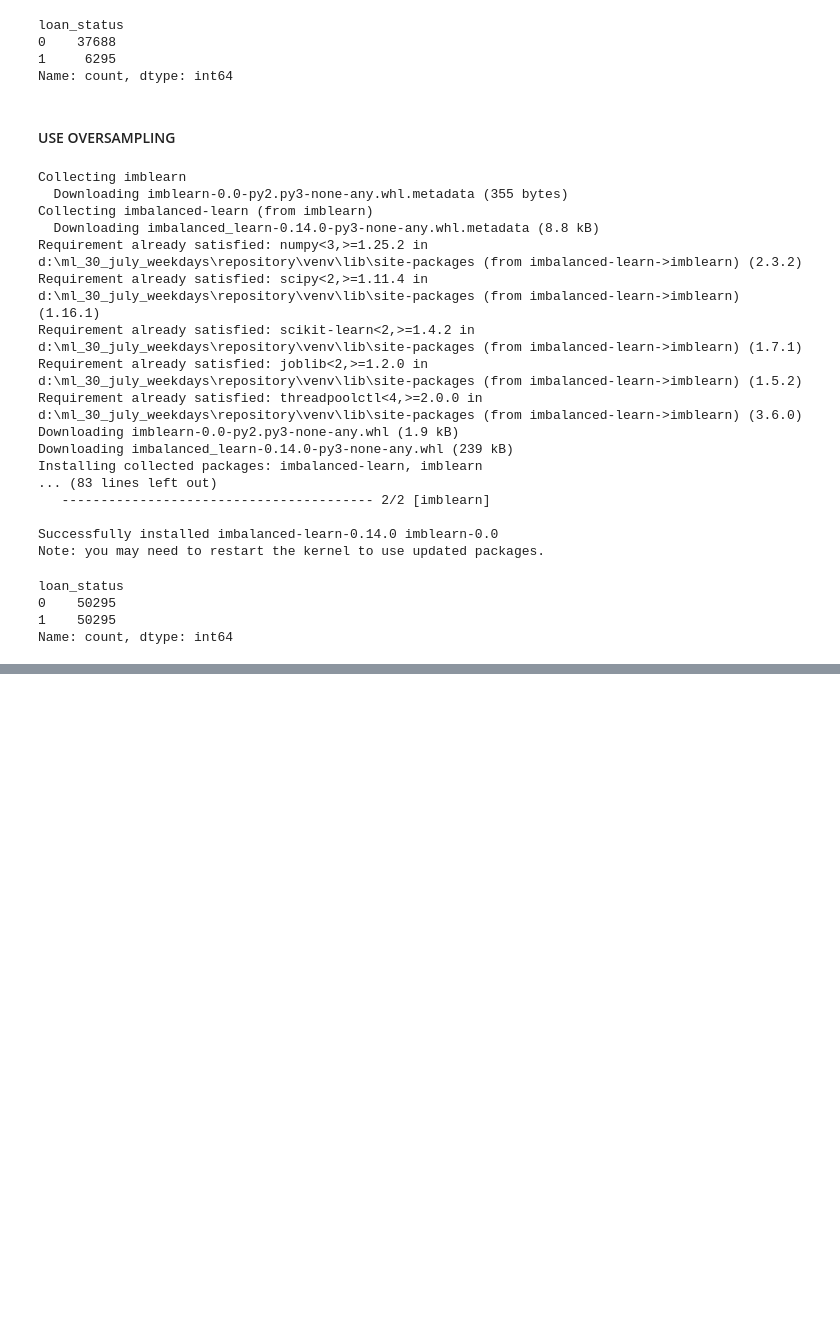
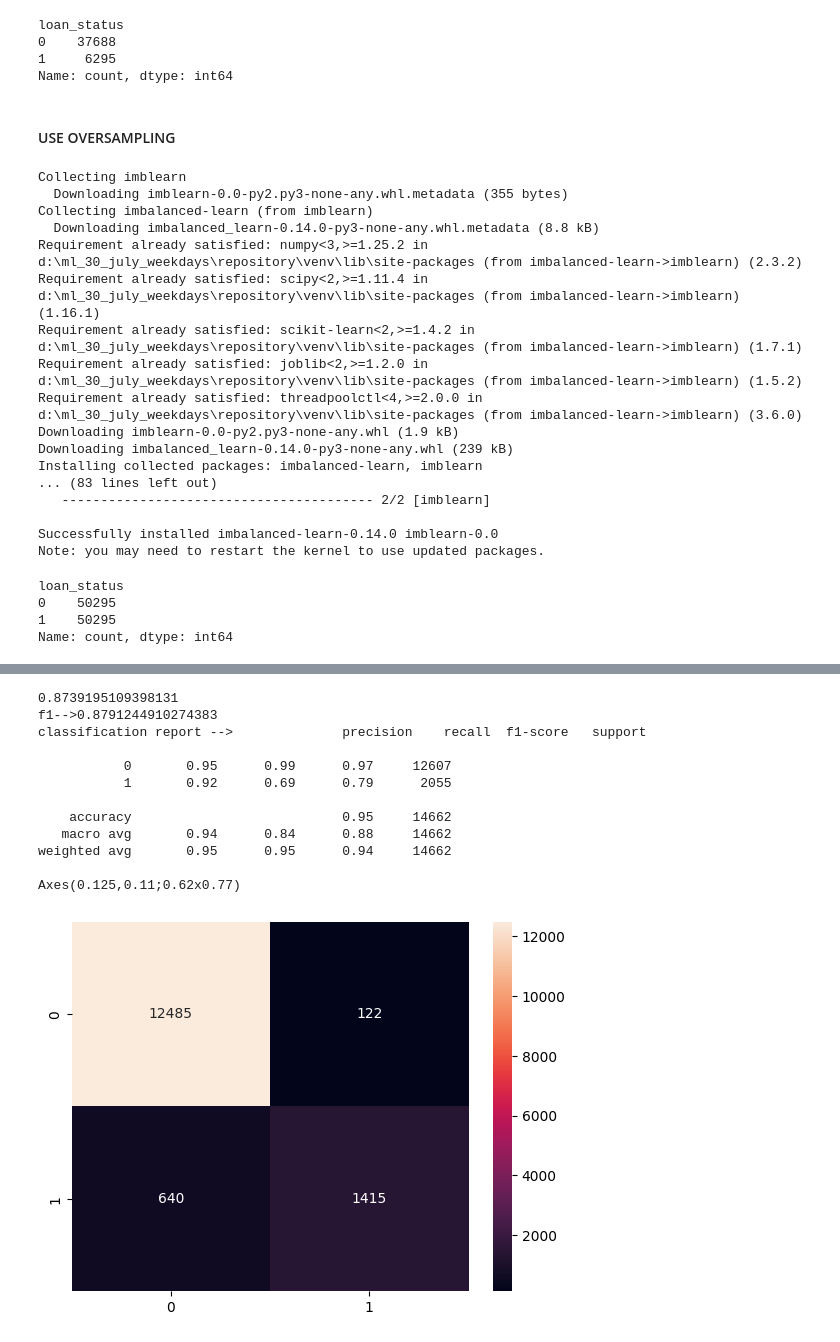
Before and after one commit to varshum12/30_july_ML_WEEKDAYS, a Jupyter notebook: algo evaluation/algo evaluation.ipynb, the cells around one changed output, grey strips where cells are left out. Cells and saved outputs as stored; diff of their text form; code cells hidden in the pictures; blank space fills up the shorter version.

```diff
--- a/algo evaluation/algo evaluation.ipynb
+++ b/algo evaluation/algo evaluation.ipynb
@@ -284,0 +440,16 @@ LR1  =  LogisticRegression()
+# %%
+evaluate(DT  ,  x_test  ,  y_test)
+# %% [output]
+0.8739195109398131
+f1-->0.8791244910274383
+classification report -->              precision    recall  f1-score   support
+
+           0       0.95      0.99      0.97     12607
+           1       0.92      0.69      0.79      2055
+
+    accuracy                           0.95     14662
+   macro avg       0.94      0.84      0.88     14662
+weighted avg       0.95      0.95      0.94     14662
+
+Axes(0.125,0.11;0.62x0.77)
+[figure, added]
```
Also changed, not shown: parts of 57 cells of this notebook.
